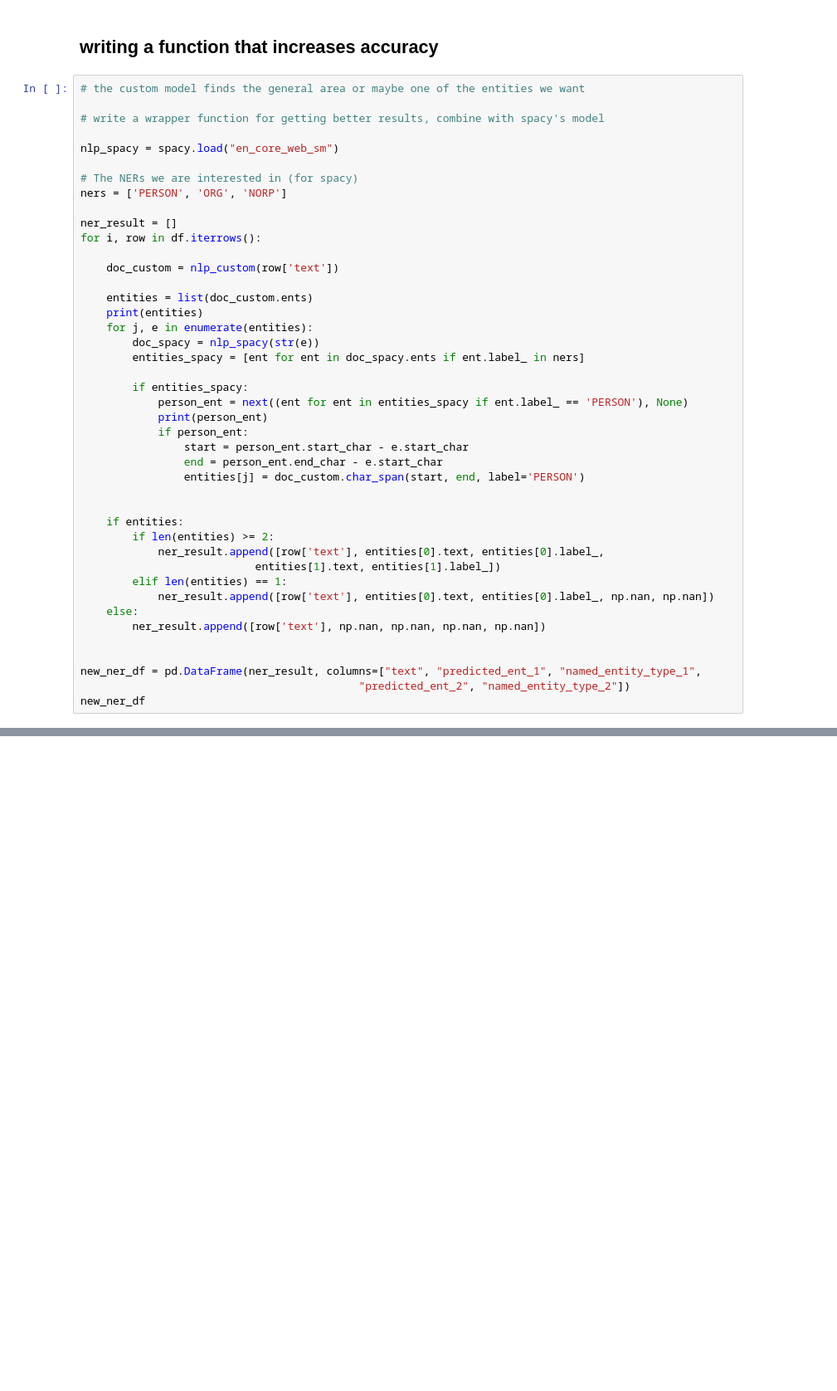
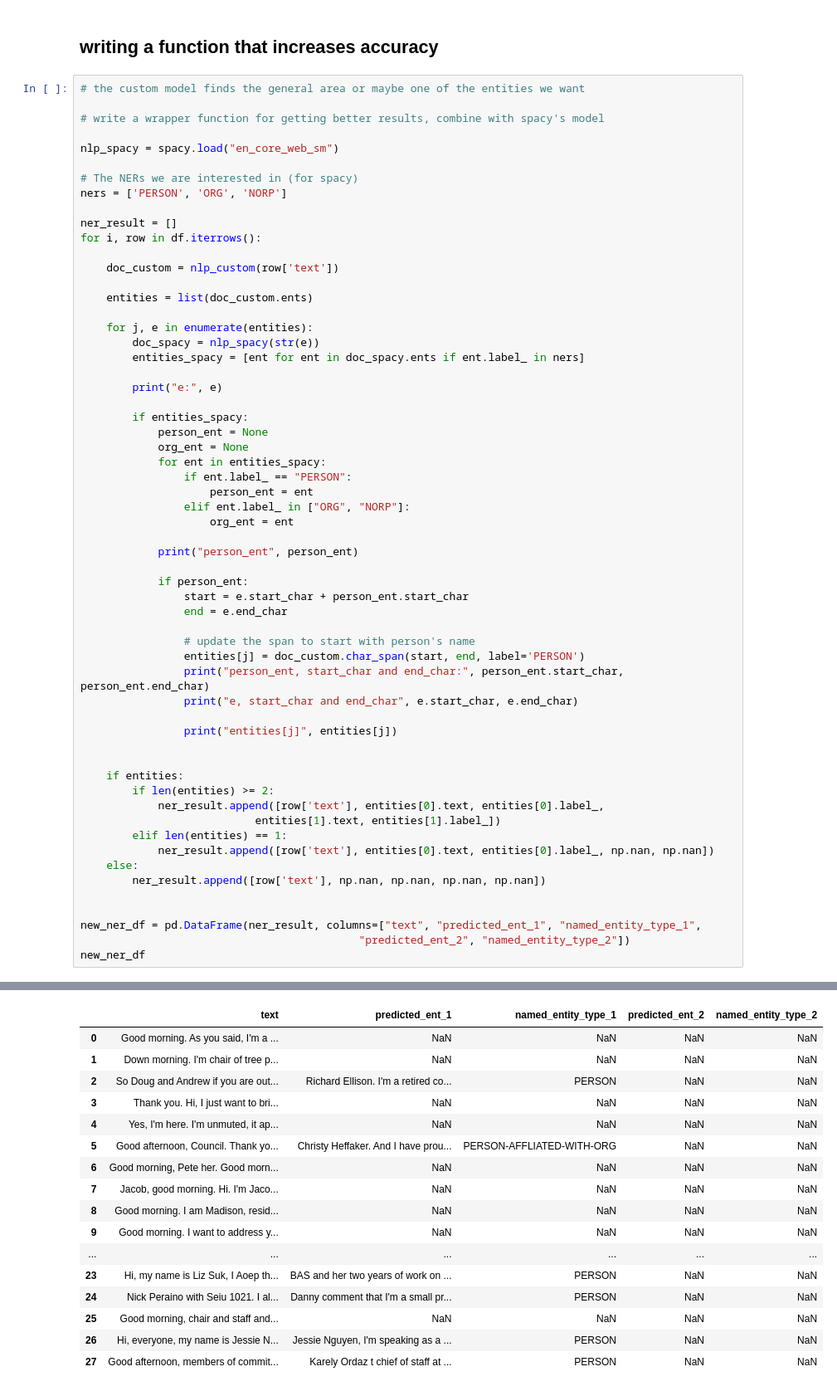
Before and after one commit to PugetSoundClinic-PIT/sig-cdp, a Jupyter notebook: sp-week-9/small_model_eval_kelly.ipynb, the cells around one changed output, grey strips where cells are left out. Shown at 83% size. Cells and saved outputs as stored; diff of their text form; blank space fills up the shorter version.

```diff
--- a/sp-week-9/small_model_eval_kelly.ipynb
+++ b/sp-week-9/small_model_eval_kelly.ipynb
@@ -113,18 +113,34 @@ for i, row in df.iterrows():
     doc_custom = nlp_custom(row['text'])
 
     entities = list(doc_custom.ents)
-    print(entities)
+
     for j, e in enumerate(entities):
         doc_spacy = nlp_spacy(str(e))
         entities_spacy = [ent for ent in doc_spacy.ents if ent.label_ in ners]
 
+        print("e:", e)
+
         if entities_spacy:
-            person_ent = next((ent for ent in entities_spacy if ent.label_ == 'PERSON'), None)
-            print(person_ent)
+            person_ent = None
+            org_ent = None
+            for ent in entities_spacy:
+                if ent.label_ == "PERSON":
+                    person_ent = ent
+                elif ent.label_ in ["ORG", "NORP"]:
+                    org_ent = ent
+
+            print("person_ent", person_ent)
+
             if person_ent:
-                start = person_ent.start_char - e.start_char
-                end = person_ent.end_char - e.start_char
+                start = e.start_char + person_ent.start_char
+                end = e.end_char
+
+                # update the span to start with person's name
                 entities[j] = doc_custom.char_span(start, end, label='PERSON')
+                print("person_ent, start_char and end_char:", person_ent.start_char, person_ent.end_char)
+                print("e, start_char and end_char", e.start_char, e.end_char)
+
+                print("entities[j]", entities[j])
 
 
     if entities:
@@ -149,3 +177,20 @@ AttributeError: 'NoneType' object has no attribute 'text'
+|  | text | predicted_ent_1 | named_entity_type_1 | predicted_ent_2 | named_entity_type_2 |
+| 0 | Good morning. As you said, I'm a ... | NaN | NaN | NaN | NaN |
+| 1 | Down morning. I'm chair of tree p... | NaN | NaN | NaN | NaN |
+| 2 | So Doug and Andrew if you are out... | Richard Ellison. I'm a retired co... | PERSON | NaN | NaN |
+| 3 | Thank you. Hi, I just want to bri... | NaN | NaN | NaN | NaN |
+| 4 | Yes, I'm here. I'm unmuted, it ap... | NaN | NaN | NaN | NaN |
+| 5 | Good afternoon, Council. Thank yo... | Christy Heffaker. And I have prou... | PERSON-AFFLIATED-WITH-ORG | NaN | NaN |
+| 6 | Good morning, Pete her. Good morn... | NaN | NaN | NaN | NaN |
+| 7 | Jacob, good morning. Hi. I'm Jaco... | NaN | NaN | NaN | NaN |
+| 8 | Good morning. I am Madison, resid... | NaN | NaN | NaN | NaN |
+| 9 | Good morning. I want to address y... | NaN | NaN | NaN | NaN |
+| ... | ... | ... | ... | ... | ... |
+| 23 | Hi, my name is Liz Suk, I Aoep th... | BAS and her two years of work on ... | PERSON | NaN | NaN |
+| 24 | Nick Peraino with Seiu 1021. I al... | Danny comment that I'm a small pr... | PERSON | NaN | NaN |
+| 25 | Good morning, chair and staff and... | NaN | NaN | NaN | NaN |
+| 26 | Hi, everyone, my name is Jessie N... | Jessie Nguyen, I'm speaking as a ... | PERSON | NaN | NaN |
+| 27 | Good afternoon, members of commit... | Karely Ordaz t chief of staff at ... | PERSON | NaN | NaN |
 # %%
 # model evaluation after the wrapper function
 
```
Also changed, not shown: parts of 3 cells of this notebook.
